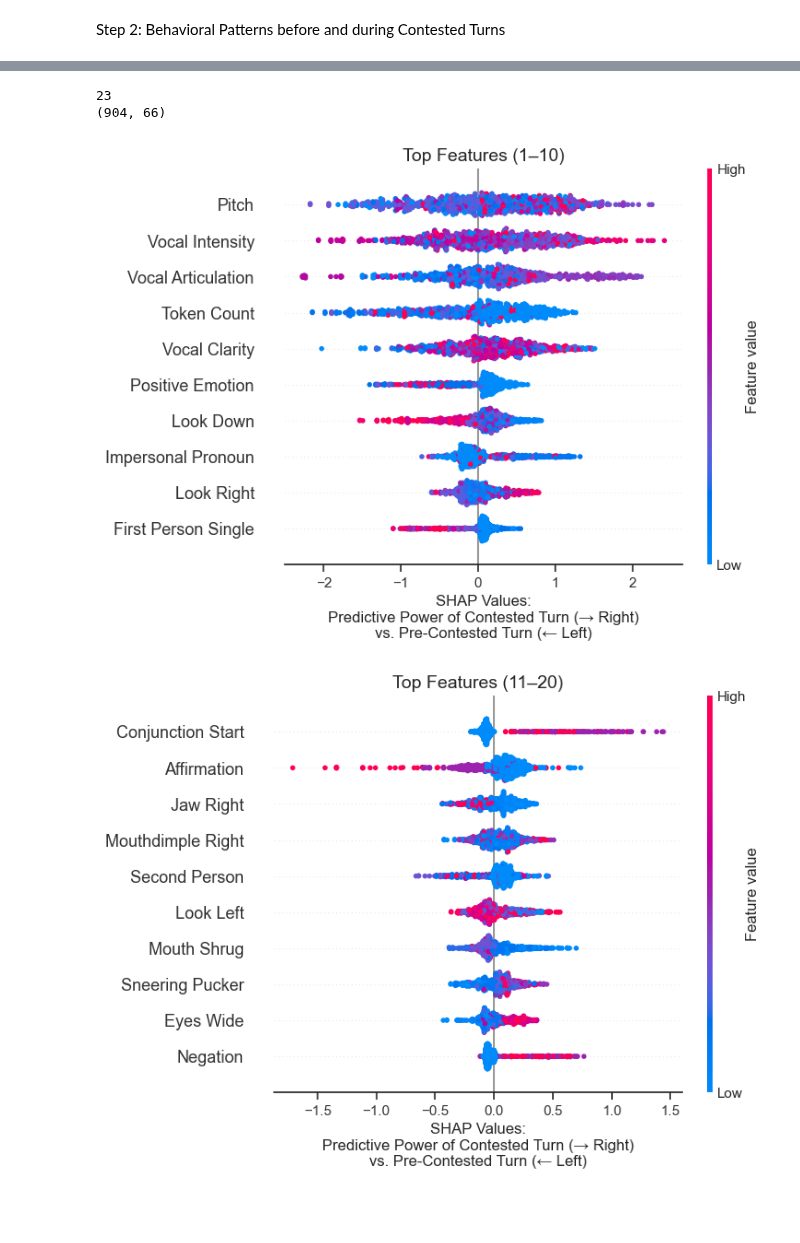
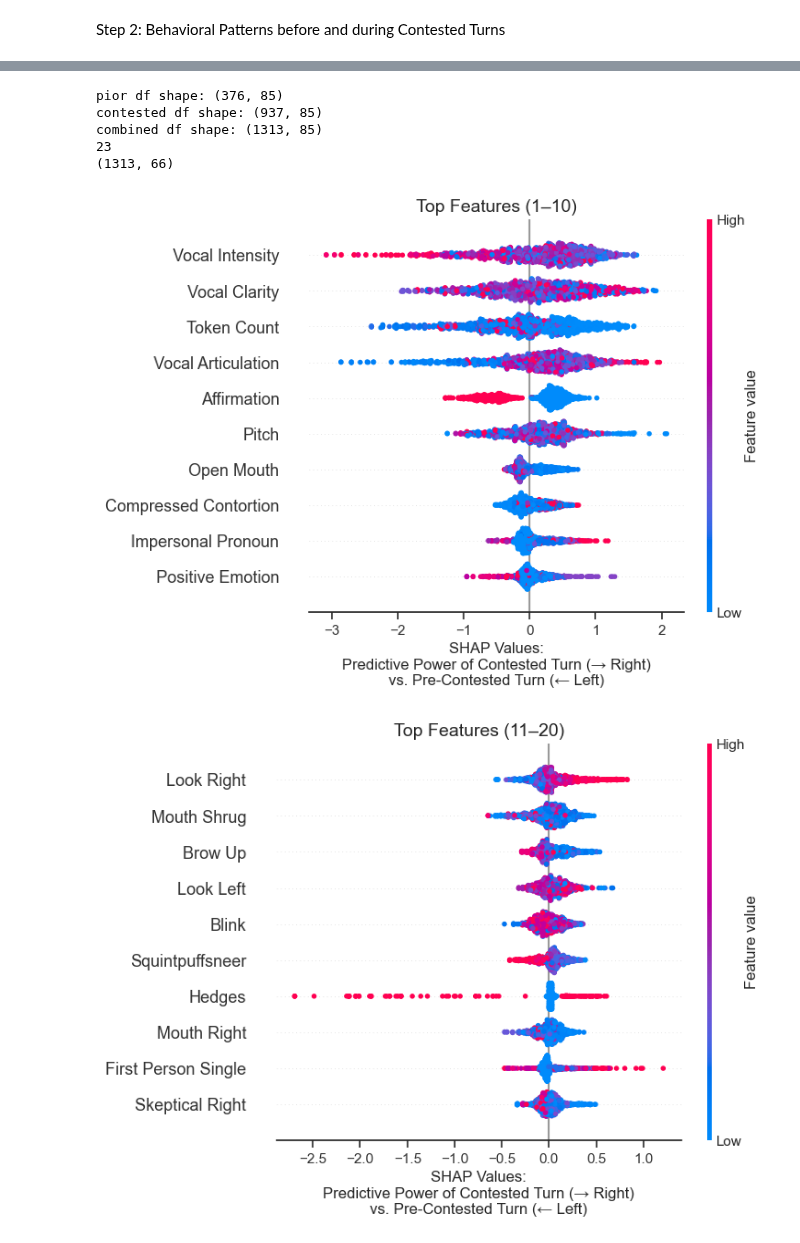
Before and after one commit to bbevis/Con2vec, a Jupyter notebook: Python/main_results.ipynb, the cells around one changed output, grey strips where cells are left out. Cells and saved outputs as stored; diff of their text form; code cells hidden in the pictures; blank space fills up the shorter version.

```diff
--- a/Python/main_results.ipynb
+++ b/Python/main_results.ipynb
@@ -147,6 +151,10 @@ def analyze_pre_contested_behaviors(df, negotiation_category, n_prior_turns=2):
 
     # Combine
     combined_df = pd.concat([prior_df, contested_df])
+
+    print('pior df shape:', prior_df.shape)
+    print('contested df shape:', contested_df.shape)
+    print('combined df shape:', combined_df.shape)
 
     # Format only behavioral feature column names
     behavior_cols = df.columns[df.columns.get_loc("Acknowledgement"):df.columns.get_loc("Smile") + 1]
@@ -229,7 +237,7 @@ def analyze_pre_contested_behaviors(df, negotiation_category, n_prior_turns=2):
 
     # Label features significantly different from diagonal
     shap_df['Diff'] = shap_df['SHAP Contested'] - shap_df['SHAP Pre-Contested']
-    threshold = 0.05  # customize this threshold
+    threshold = 0.03  # customize this threshold
     shap_df['Label'] = shap_df.apply(lambda row: row['Feature'] if abs(row['Diff']) > threshold else '', axis=1)
 
     plt.figure(figsize=(14, 6))
@@ -254,17 +262,20 @@ def analyze_pre_contested_behaviors(df, negotiation_category, n_prior_turns=2):
 # Example usage:
 # analyze_pre_contested_behaviors(df, negotiation_category="Functional Tension", n_prior_turns=2)
 # %%
-analyze_pre_contested_behaviors(df, negotiation_category="Functional Tension", n_prior_turns=1)
+analyze_pre_contested_behaviors(df, negotiation_category="Friendly Vibes", n_prior_turns=1)
 # %% [output]
 A value is trying to be set on a copy of a slice from a DataFrame.
 Try using .loc[row_indexer,col_indexer] = value instead
 
 See the caveats in the documentation: https://pandas.pydata.org/pandas-docs/stable/user_guide/indexing.html#returning-a-view-versus-a-copy
   contested_df['Label'] = 'Contested'
 Parameters: { "use_label_encoder" } are not used.
 
   warnings.warn(smsg, UserWarning)
+pior df shape: (376, 85)
+contested df shape: (937, 85)
+combined df shape: (1313, 85)
 23
-(904, 66)
+(1313, 66)
-[figure, old version]
+[figure, new version]
-[figure, old version]
+[figure, new version]
```
Also changed, not shown: parts of 7 cells of this notebook, 1 other file.
